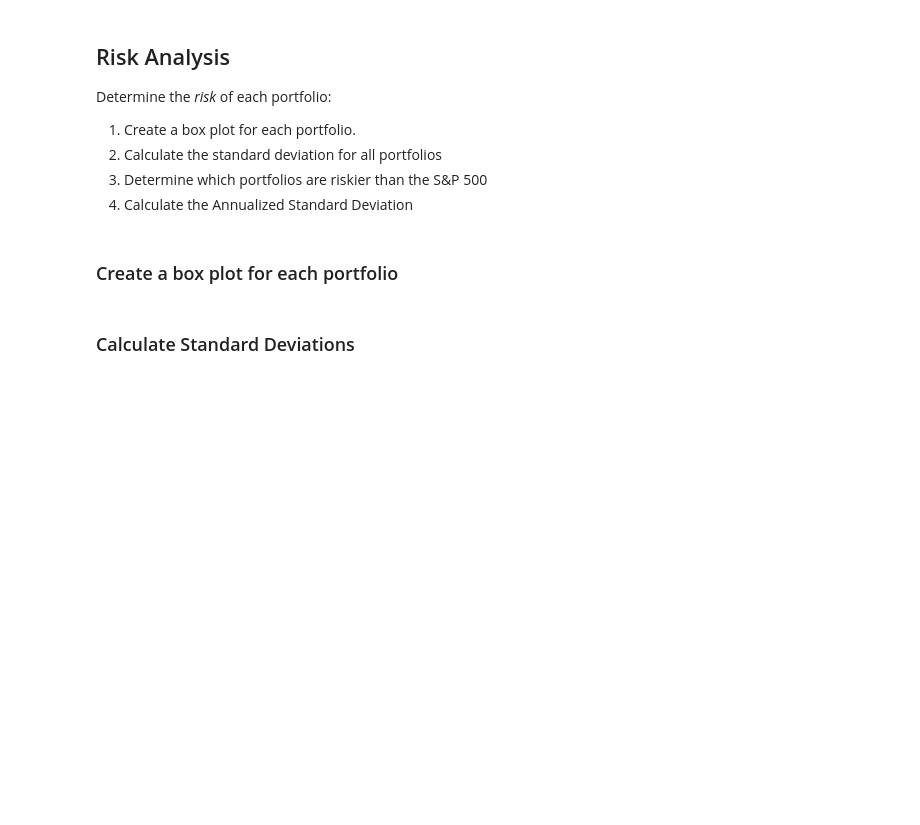
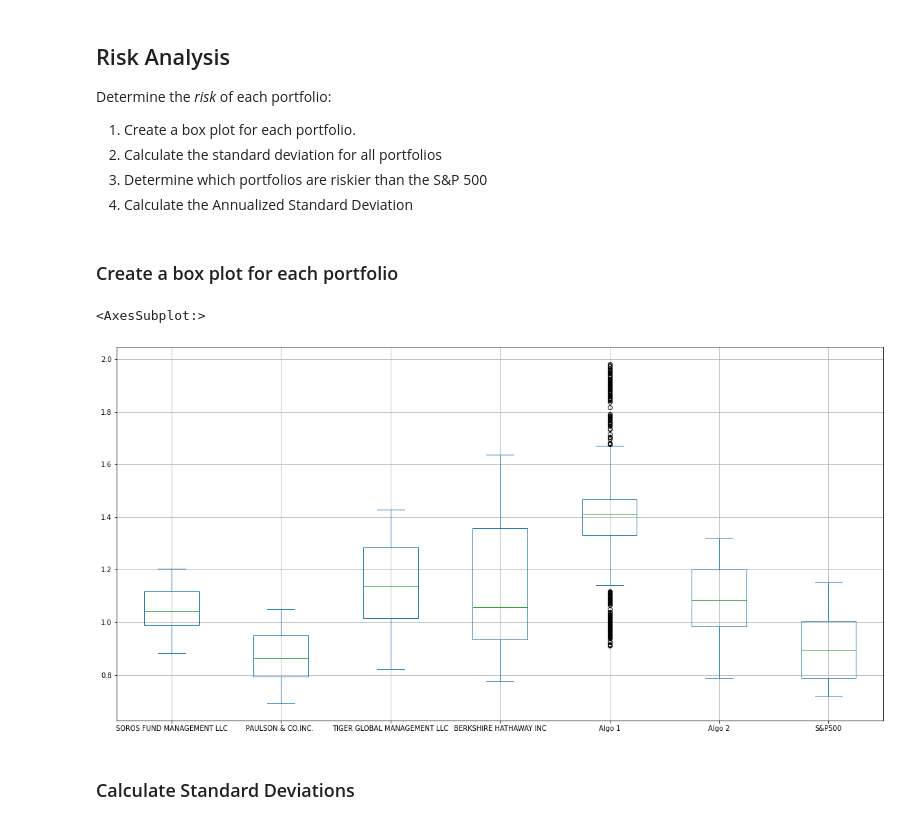
Before and after one commit to jackdavis185/Portfolio_Analysis, a Jupyter notebook: Starter_Code/whale_analysis.ipynb, the cells around one changed output. Cells and saved outputs as stored; diff of their text form; code cells hidden in the pictures; blank space fills up the shorter version.

```diff
--- a/Starter_Code/whale_analysis.ipynb
+++ b/Starter_Code/whale_analysis.ipynb
@@ -169,6 +169,10 @@ Determine the _risk_ of each portfolio:
 ### Create a box plot for each portfolio
 # %%
 # Box plot to visually show risk
+cumulative_combined_returns.plot(kind = "box", figsize = (20, 10), grid = True)
+# %% [output]
+<AxesSubplot:>
+[figure, added]
 # %% [markdown]
 ### Calculate Standard Deviations
 # %%
```
Also changed, not shown: parts of 3 cells of this notebook.
